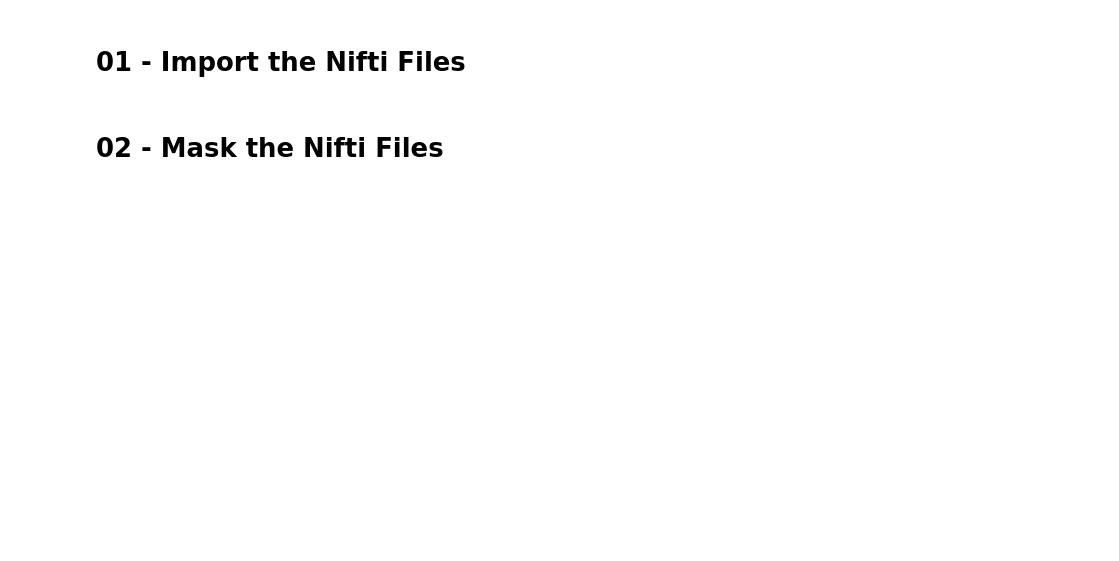
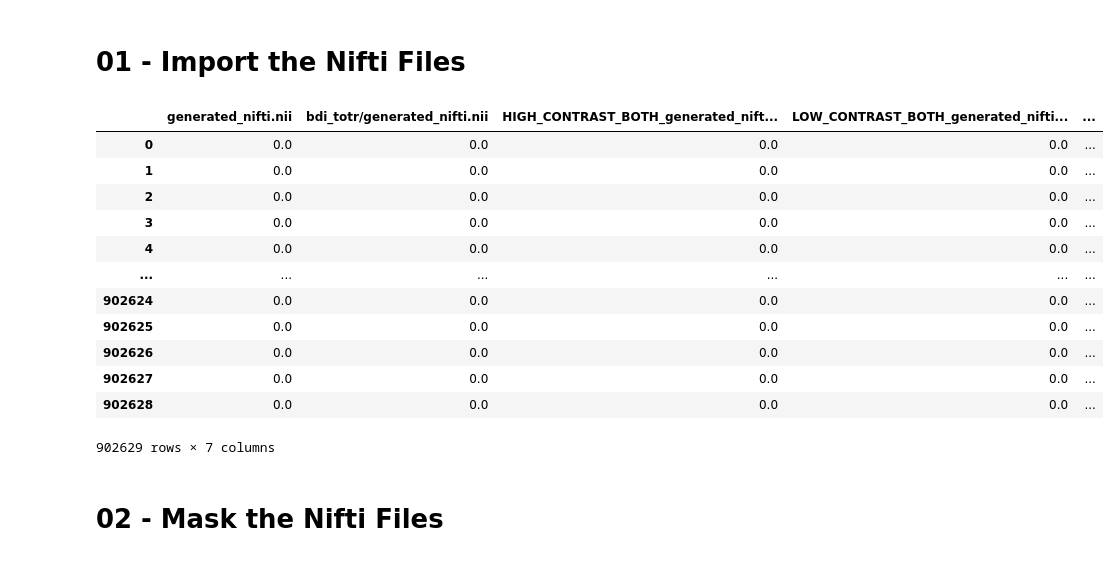
Before and after one commit to Calvinwhow/Research, a Jupyter notebook: nimlab/calvin_utils/notebooks/neuroimaging_notebooks/voxelwise_models/convert_r_to_rfz.ipynb, the cells around one changed output. Drawn from its saved outputs; the diff is of its cells as text; code cells hidden in the pictures; blank space fills up the shorter version.

```diff
--- a/nimlab/calvin_utils/notebooks/neuroimaging_notebooks/voxelwise_models/convert_r_to_rfz.ipynb
+++ b/nimlab/calvin_utils/notebooks/neuroimaging_notebooks/voxelwise_models/convert_r_to_rfz.ipynb
@@ -2,8 +2,22 @@
 # 01 - Import the Nifti Files
 # %%
 from calvin_utils.file_utils.import_matrices import import_matrices_from_csv
-data_df = import_matrices_from_csv('/Users/cu135/Dropbox (Partners HealthCare)/resources/datasets/BIDS_PD_DBS_STN_WURZBURG/metadata/nifti_paths/uprds_r_map.csv')
+data_df = import_matrices_from_csv('/Users/cu135/Dropbox (Partners HealthCare)/studies/ccm_memory/metadata/paths_to_non_cognitive_control_r_maps.csv')
 data_df
+# %% [output]
+|  | generated_nifti.nii | bdi_totr/generated_nifti.nii | HIGH_CONTRAST_BOTH_generated_nift... | LOW_CONTRAST_BOTH_generated_nifti... | ... |
+| 0 | 0.0 | 0.0 | 0.0 | 0.0 | ... |
+| 1 | 0.0 | 0.0 | 0.0 | 0.0 | ... |
+| 2 | 0.0 | 0.0 | 0.0 | 0.0 | ... |
+| 3 | 0.0 | 0.0 | 0.0 | 0.0 | ... |
+| 4 | 0.0 | 0.0 | 0.0 | 0.0 | ... |
+| ... | ... | ... | ... | ... | ... |
+| 902624 | 0.0 | 0.0 | 0.0 | 0.0 | ... |
+| 902625 | 0.0 | 0.0 | 0.0 | 0.0 | ... |
+| 902626 | 0.0 | 0.0 | 0.0 | 0.0 | ... |
+| 902627 | 0.0 | 0.0 | 0.0 | 0.0 | ... |
+| 902628 | 0.0 | 0.0 | 0.0 | 0.0 | ... |
+902629 rows × 7 columns
 # %% [markdown]
 # 02 - Mask the Nifti Files
 # %%
```
Also changed, not shown: parts of 5 cells of this notebook, 4 other files.
